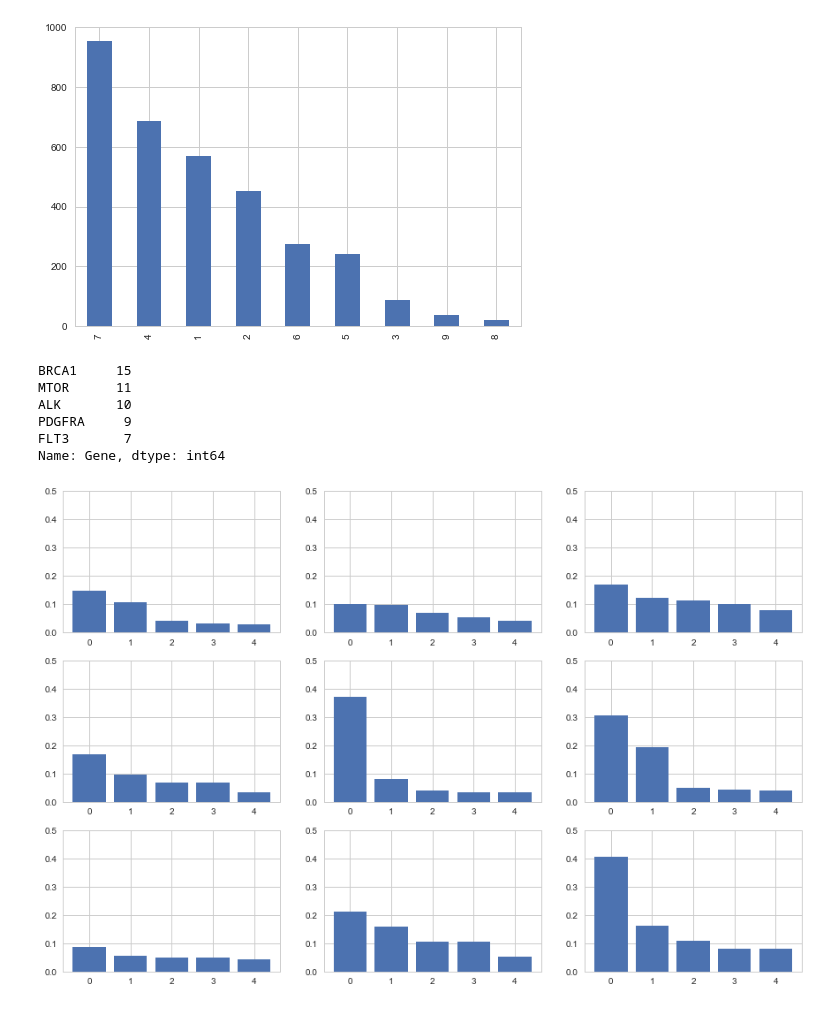
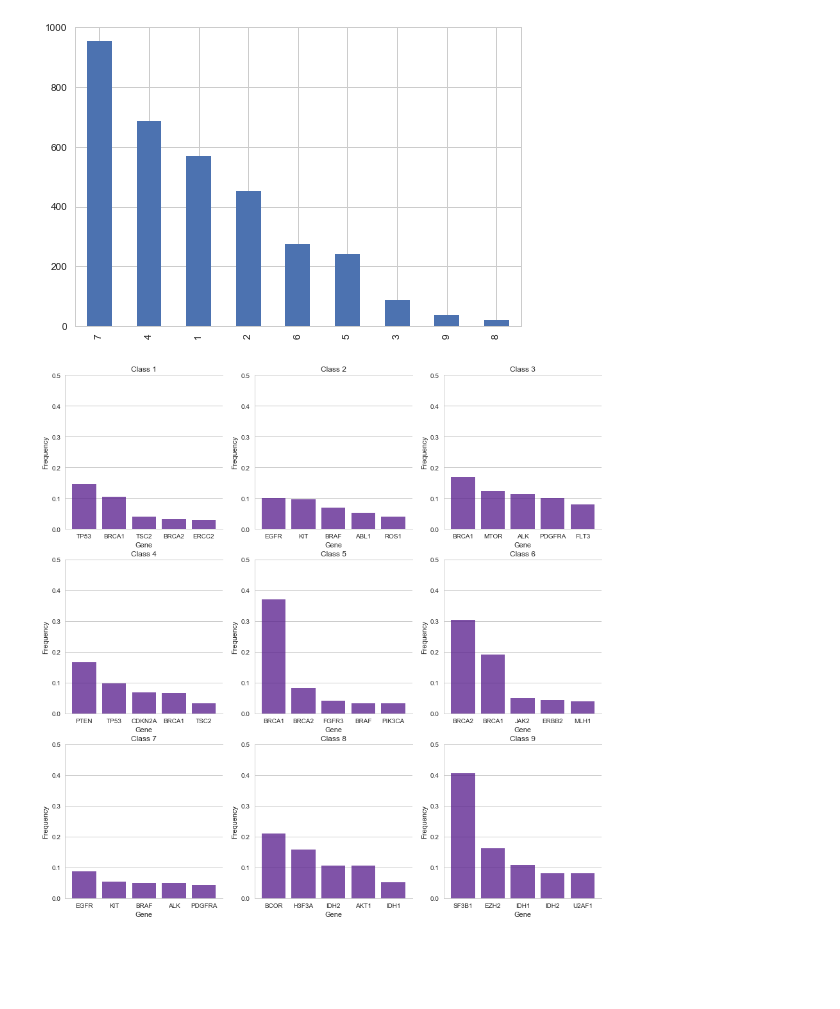
Before and after one commit to IEtoI/PersonalizedMedicine, a Jupyter notebook: PersonalizedMedicine.ipynb, the cells around one changed output. Saved outputs shown, nothing was run; the diff lists cells and outputs as text; code cells hidden in the pictures; blank space fills up the shorter version.

```diff
--- a/PersonalizedMedicine.ipynb
+++ b/PersonalizedMedicine.ipynb
@@ -92,0 +83,21 @@ plt.grid(False)
+# %%
+plt.figure(figsize=(15,5))
+ax = plt.subplot(121)
+df_train["Gene"].value_counts().plot("area")
+plt.grid(False)
+ax.get_xaxis().set_ticks([])
+ax.spines["top"].set_visible(False)
+ax.spines["right"].set_visible(False)
+ax = plt.subplot(122)
+df_test["Gene"].value_counts().plot("area")
+plt.grid(False)
+ax.get_xaxis().set_ticks([])
+ax.spines["top"].set_visible(False)
+ax.spines["right"].set_visible(False)
+plt.figure(figsize=(15,4))
+ax = plt.subplot()
+df_train["Gene"].value_counts().plot("area", alpha=0.33, color="#551a8b")
+df_test["Gene"].value_counts().plot("area", alpha=0.33)
+ax.get_xaxis().set_ticks([])
+ax.spines["top"].set_visible(False)
+ax.spines["right"].set_visible(False)
@@ -98,22 +112,19 @@ df_train["Class"].value_counts().plot(kind="bar")
 # %%
 df_train_grouped = df_train.groupby("Class")
 
-plt.figure(figsize = (15,10))
+plt.figure(figsize = (15,15))
 for i,group in enumerate(df_train_grouped):
-    if i == 2:
-        print(group[1]["Gene"].value_counts()[:5])
     most_frequent = group[1]["Gene"].value_counts()[:5]
     total = group[1]["Gene"].value_counts().sum()
     fraction = most_frequent/total
-    #print(fraction)
-    plt.subplot(3,3,i+1)
+    ax = plt.subplot(3,3,i+1)
+    plt.title("Class {}".format(i+1))
+    plt.xticks(range(5), group[1]["Gene"].value_counts()[:5].index)
+    plt.xlabel("Gene")
+    plt.ylabel("Frequency")
     plt.ylim(0, 0.5)
-    plt.bar(range(5), most_frequent/total)
+    plt.grid(axis='x')
+    ax.spines["right"].set_visible(False)
+    fig = plt.bar(range(5), most_frequent/total, color="#551a8b", alpha=0.75)
 # %% [output]
-BRCA1     15
-MTOR      11
-ALK       10
-PDGFRA     9
-FLT3       7
-Name: Gene, dtype: int64
-[figure, old version]
+[figure, new version]
```
Also changed, not shown: parts of 6 cells of this notebook.
